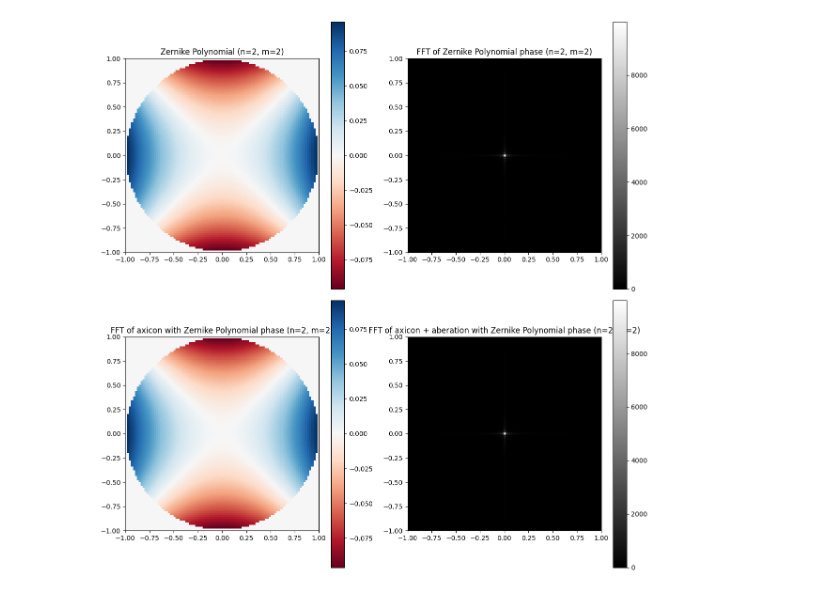
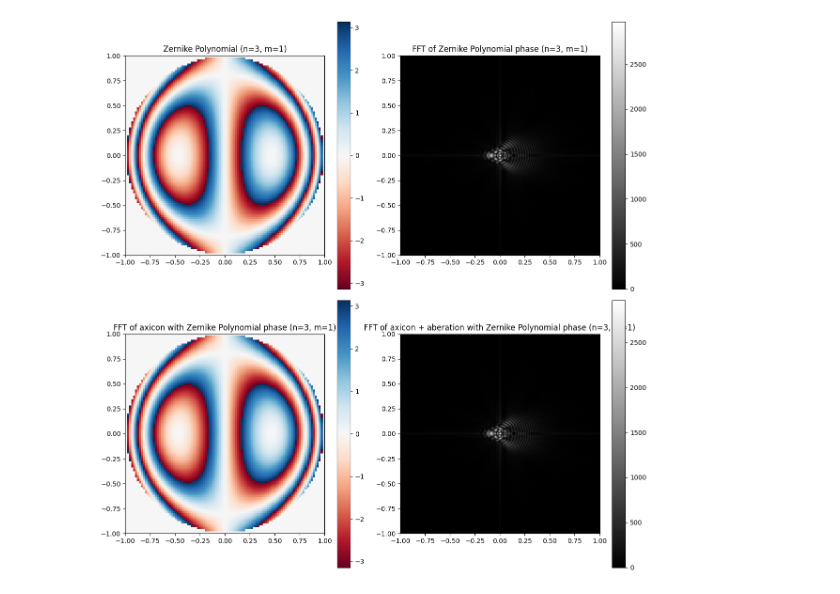
Before and after one commit to Dmitryser1/NIRMag, a Jupyter notebook: PlotBuild.ipynb, the cells around one changed output. Drawn from its saved outputs; the diff is of its cells as text; code cells hidden in the pictures.

```diff
--- a/PlotBuild.ipynb
+++ b/PlotBuild.ipynb
@@ -26,6 +26,13 @@ def R(n, m, r):
         c = (-1) ** k * factorial(n - k) / (factorial(k) * factorial((n + m) // 2 - k) * factorial((n - m) // 2 - k))
         radial_sum += c * r ** (n - 2 * k)
     return radial_sum
+# %%
+# Функция для обрезки изображения до центральной части 128x128
+def crop_center(img, crop_size=128):
+    h, w = img.shape
+    startx = w // 2 - (crop_size // 2)
+    starty = h // 2 - (crop_size // 2)
+    return img[starty:starty + crop_size, startx:startx + crop_size]
 # %%
 
 # Основная функция для вычисления полиномов Цернике
@@ -86,11 +93,12 @@ def plot_zernike(n, m, a, b, grid_size=100):
     plt.colorbar(img3, ax=axs[1, 0])
 
         # График 3: Фазовая картина с наложением аксикона
-    img3 = axs[1, 1].imshow(abs(Z1af), extent=(-1, 1, -1, 1), cmap='grey')
+    img4 = axs[1, 1].imshow(abs(Z1af), extent=(-1, 1, -1, 1), cmap='grey')
     axs[1, 1].set_title(f"FFT of axicon + aberation with Zernike Polynomial phase (n={n}, m={m})")
-    plt.colorbar(img3, ax=axs[1, 1])
+    plt.colorbar(img4, ax=axs[1, 1])
 
-
+    plt.imsave(f'zernike_phase_n{n}_m{m}_a{a:.2f}_b{b:.2f}_aug.png', crop_center(abs(Z1f)), cmap='gray')
+    plt.imsave(f'zernike_aberration_n{n}_m{m}_a{a:.2f}_b{b:.2f}_aug.png', crop_center(abs(Z1af)), cmap='gray')
 
     # Отображаем графики
     plt.tight_layout()
@@ -98,10 +106,10 @@ def plot_zernike(n, m, a, b, grid_size=100):
 # %%
 # Пример построения полинома Цернике
 #            n  m  a   b
-plot_zernike(2, 2, 0.10, 0) # Полином Цернике с порядками n=3, m=1
+plot_zernike(3, 1, 10, 0) # Полином Цернике с порядками n=3, m=1
 
 # Data set n, m, (a?) + augmentation, axicon
 # 2 -> 1, 4 -> 3 распознать типо
 # Распознать по fft => zernike
 # %% [output]
-[figure, old version]
+[figure, new version]
```
Also changed, not shown: 4 other files.
